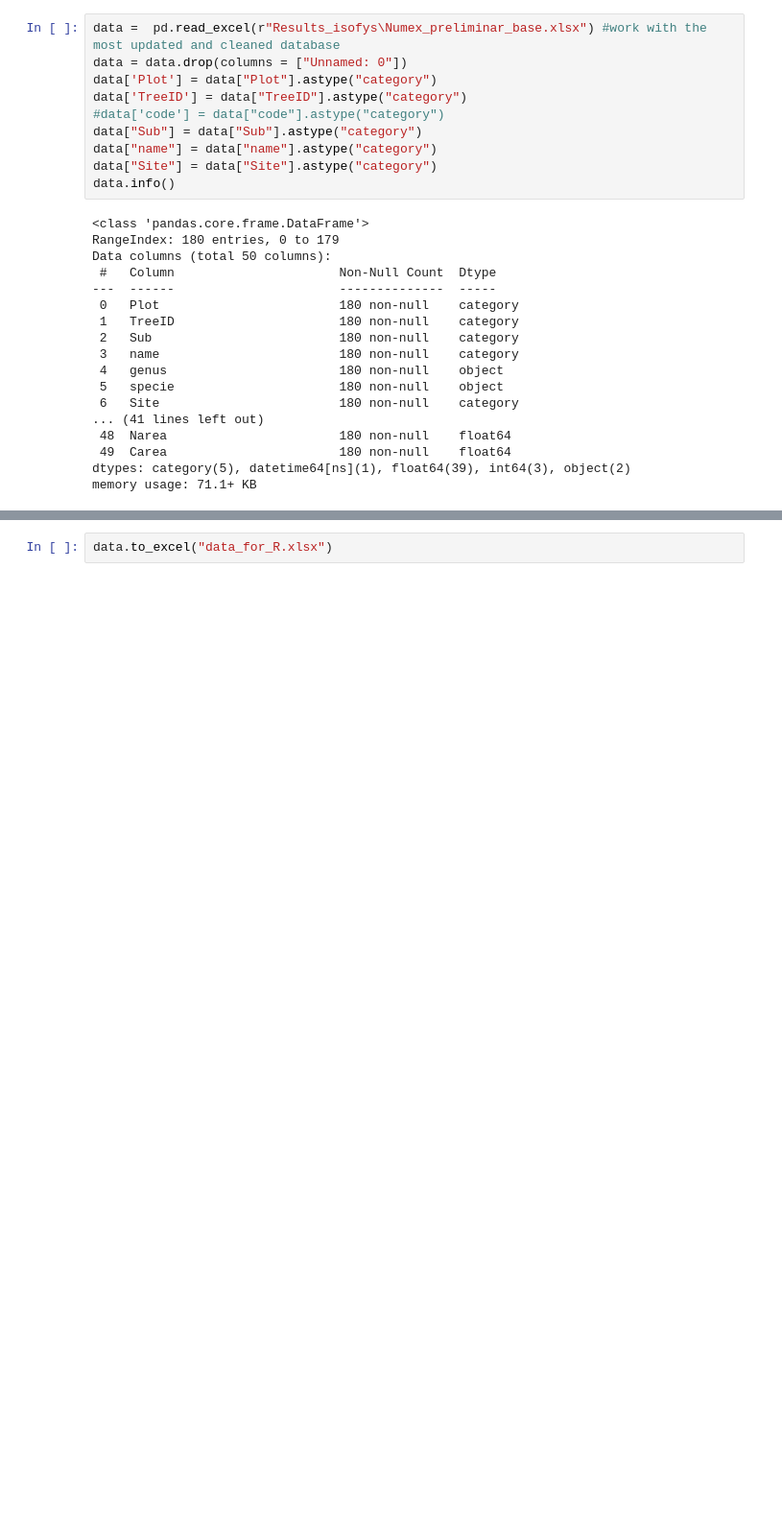
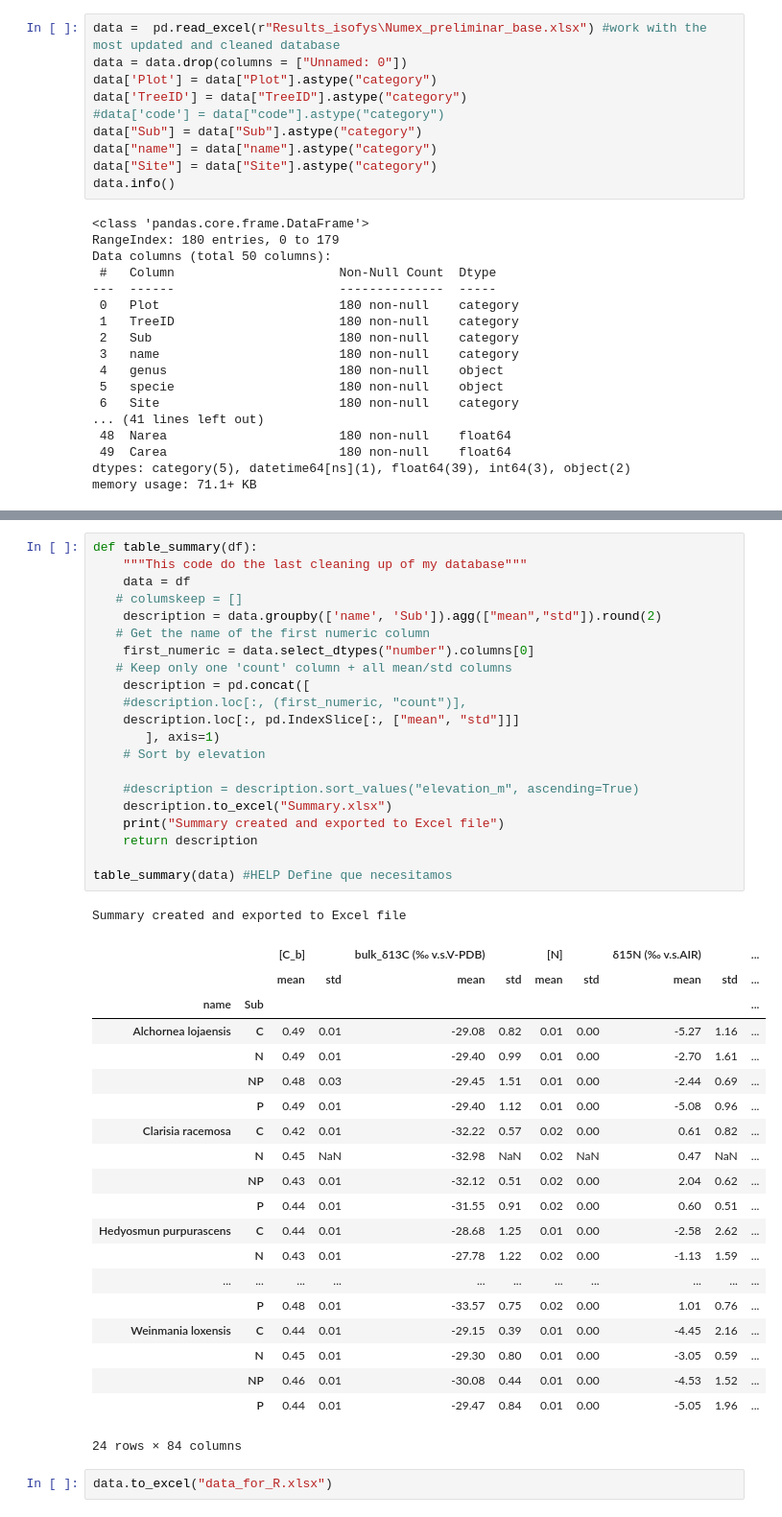
Before and after one commit to ajchavez94/NUMEX_preliminar, a Jupyter notebook: Preliminar.ipynb, the cells around one changed output, grey strips where cells are left out. Shown at 96% size. Drawn from its saved outputs; the diff is of its cells as text; blank space fills up the shorter version.

```diff
--- a/Preliminar.ipynb
+++ b/Preliminar.ipynb
@@ -88,3 +62,46 @@ Summary created and exported to Excel file
+# %%
+def table_summary(df):
+    """This code do the last cleaning up of my database"""
+    data = df
+   # columskeep = []
+    description = data.groupby(['name', 'Sub']).agg(["mean","std"]).round(2)
+   # Get the name of the first numeric column
+    first_numeric = data.select_dtypes("number").columns[0]
+   # Keep only one 'count' column + all mean/std columns
+    description = pd.concat([
+    #description.loc[:, (first_numeric, "count")],
+    description.loc[:, pd.IndexSlice[:, ["mean", "std"]]]
+       ], axis=1)
+    # Sort by elevation
+
+    #description = description.sort_values("elevation_m", ascending=True)
+    description.to_excel("Summary.xlsx")
+    print("Summary created and exported to Excel file")
+    return description
+
+table_summary(data) #HELP Define que necesitamos
+# %% [output]
+Summary created and exported to Excel file
+|  |  | [C_b] |  | bulk_δ13C (‰ v.s.V-PDB) |  | [N] |  | δ15N (‰ v.s.AIR) |  | ... |
+|  |  | mean | std | mean | std | mean | std | mean | std | ... |
+| name | Sub |  |  |  |  |  |  |  |  | ... |
+| Alchornea lojaensis | C | 0.49 | 0.01 | -29.08 | 0.82 | 0.01 | 0.00 | -5.27 | 1.16 | ... |
+|  | N | 0.49 | 0.01 | -29.40 | 0.99 | 0.01 | 0.00 | -2.70 | 1.61 | ... |
+|  | NP | 0.48 | 0.03 | -29.45 | 1.51 | 0.01 | 0.00 | -2.44 | 0.69 | ... |
+|  | P | 0.49 | 0.01 | -29.40 | 1.12 | 0.01 | 0.00 | -5.08 | 0.96 | ... |
+| Clarisia racemosa | C | 0.42 | 0.01 | -32.22 | 0.57 | 0.02 | 0.00 | 0.61 | 0.82 | ... |
+|  | N | 0.45 | NaN | -32.98 | NaN | 0.02 | NaN | 0.47 | NaN | ... |
+|  | NP | 0.43 | 0.01 | -32.12 | 0.51 | 0.02 | 0.00 | 2.04 | 0.62 | ... |
+|  | P | 0.44 | 0.01 | -31.55 | 0.91 | 0.02 | 0.00 | 0.60 | 0.51 | ... |
+| Hedyosmun purpurascens | C | 0.44 | 0.01 | -28.68 | 1.25 | 0.01 | 0.00 | -2.58 | 2.62 | ... |
+|  | N | 0.43 | 0.01 | -27.78 | 1.22 | 0.02 | 0.00 | -1.13 | 1.59 | ... |
+| ... | ... | ... | ... | ... | ... | ... | ... | ... | ... | ... |
+|  | P | 0.48 | 0.01 | -33.57 | 0.75 | 0.02 | 0.00 | 1.01 | 0.76 | ... |
+| Weinmania loxensis | C | 0.44 | 0.01 | -29.15 | 0.39 | 0.01 | 0.00 | -4.45 | 2.16 | ... |
+|  | N | 0.45 | 0.01 | -29.30 | 0.80 | 0.01 | 0.00 | -3.05 | 0.59 | ... |
+|  | NP | 0.46 | 0.01 | -30.08 | 0.44 | 0.01 | 0.00 | -4.53 | 1.52 | ... |
+|  | P | 0.44 | 0.01 | -29.47 | 0.84 | 0.01 | 0.00 | -5.05 | 1.96 | ... |
+24 rows × 84 columns
 # %%
 data.to_excel("data_for_R.xlsx")
 # %% [markdown]
```
Also changed, not shown: parts of 6 cells of this notebook, 16 other files.
